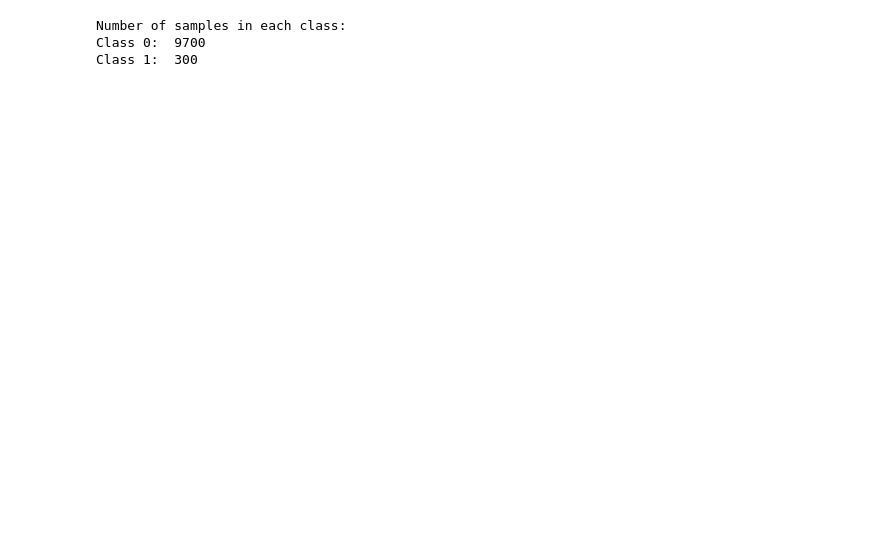
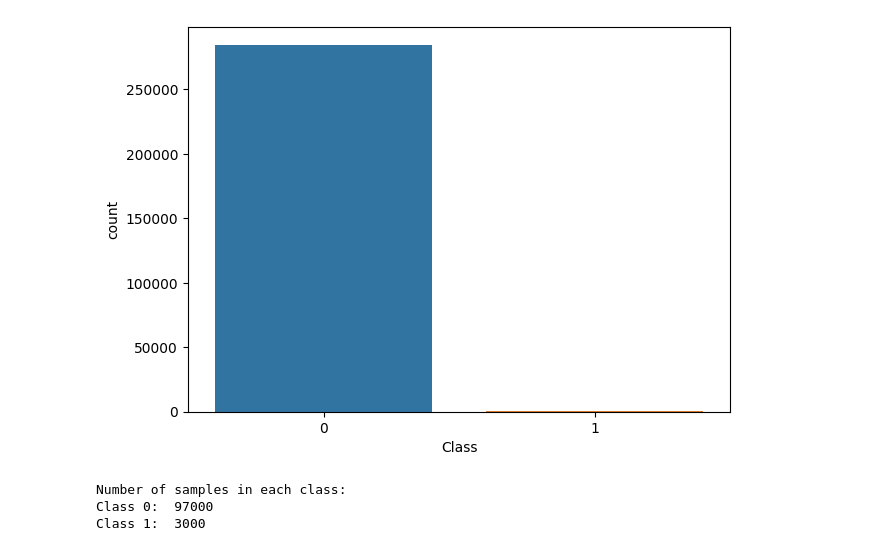
Before and after one commit to RG0597/CustomLoss, a Jupyter notebook: imbalanced.ipynb, the cells around one changed output. Drawn from its saved outputs; the diff is of its cells as text; code cells hidden in the pictures; blank space fills up the shorter version.

Commit message:
Adding code using credit card.csv

```diff
--- a/imbalanced.ipynb
+++ b/imbalanced.ipynb
@@ -7,0 +14,3 @@ import tensorflow as tf
+# %%
+df=pd.read_csv(r"C:\Users\riya.garg\Desktop\customloss\CustomLoss\creditcard.csv")
+df.head(5)
@@ -7,0 +38,8 @@ import tensorflow as tf
+# %%
+fig, ax = plt.subplots(figsize=(7, 5))
+
+sns.countplot(x=df['Class'], ax=ax)
+
+plt.show()
+# %% [output]
+[figure, added]
@@ -8,6 +52,6 @@ import tensorflow as tf
 # %%
 # Create imbalanced dataset
-X, y = make_classification(n_samples=10000, n_classes=2, class_sep=2,
+X, y = make_classification(n_samples=100000, n_classes=2, class_sep=2,
                             weights=[0.97, 0.03], n_informative=3, n_redundant=1, flip_y=0,
                             n_features=20, random_state=42)
 
@@ -17,5 +61,5 @@ print("Class 0: ", len(y[y==0]))
 print("Class 1: ", len(y[y==1]))
 # %% [output]
 Number of samples in each class:
-Class 0:  9700
-Class 1:  300
+Class 0:  97000
+Class 1:  3000
```
Also changed, not shown: parts of 12 cells of this notebook.
